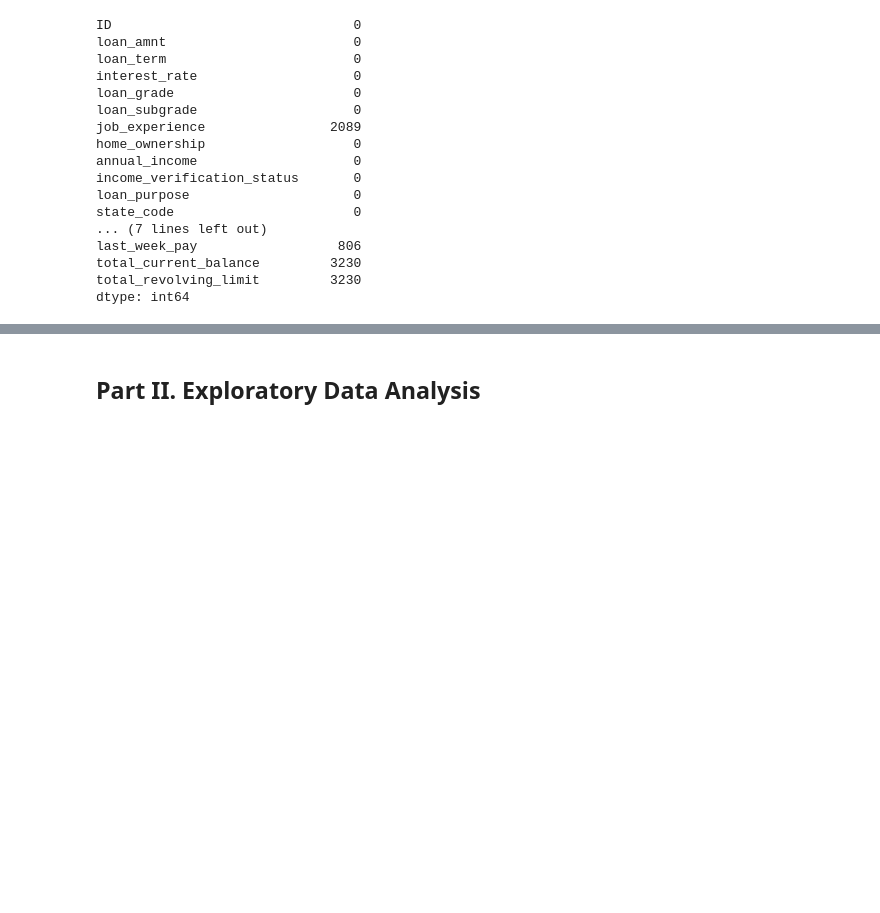
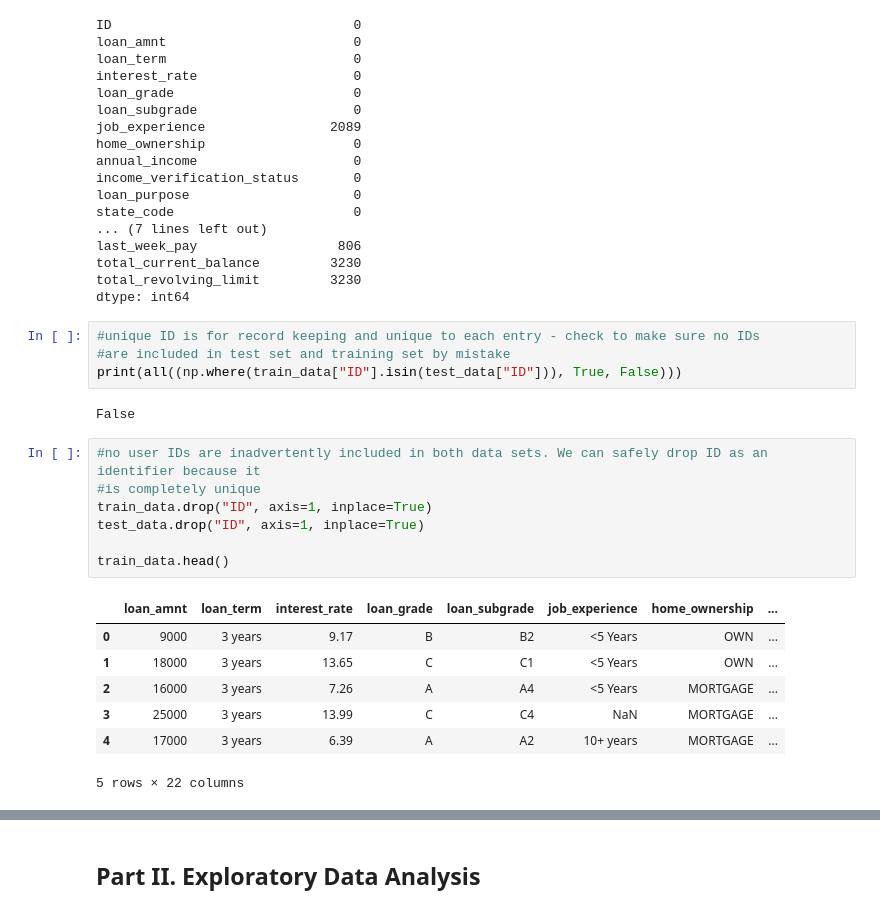
Before and after one commit to wescarter/hackathon-loan-default, a Jupyter notebook: hackathon_0222.ipynb, the cells around one changed output, grey strips where cells are left out. Cells and saved outputs as stored; diff of their text form; blank space fills up the shorter version.

```diff
--- a/hackathon_0222.ipynb
+++ b/hackathon_0222.ipynb
@@ -126,4 +126,25 @@ last_week_pay                  806
 total_current_balance         3230
 total_revolving_limit         3230
 dtype: int64
+# %%
+#unique ID is for record keeping and unique to each entry - check to make sure no IDs
+#are included in test set and training set by mistake
+print(all((np.where(train_data["ID"].isin(test_data["ID"])), True, False)))
+# %% [output]
+False
+# %%
+#no user IDs are inadvertently included in both data sets. We can safely drop ID as an identifier because it
+#is completely unique
+train_data.drop("ID", axis=1, inplace=True)
+test_data.drop("ID", axis=1, inplace=True)
+
+train_data.head()
+# %% [output]
+|  | loan_amnt | loan_term | interest_rate | loan_grade | loan_subgrade | job_experience | home_ownership | ... |
+| 0 | 9000 | 3 years | 9.17 | B | B2 | <5 Years | OWN | ... |
+| 1 | 18000 | 3 years | 13.65 | C | C1 | <5 Years | OWN | ... |
+| 2 | 16000 | 3 years | 7.26 | A | A4 | <5 Years | MORTGAGE | ... |
+| 3 | 25000 | 3 years | 13.99 | C | C4 | NaN | MORTGAGE | ... |
+| 4 | 17000 | 3 years | 6.39 | A | A2 | 10+ years | MORTGAGE | ... |
+5 rows × 22 columns
 # %%
```
Also changed, not shown: parts of 14 cells of this notebook.
